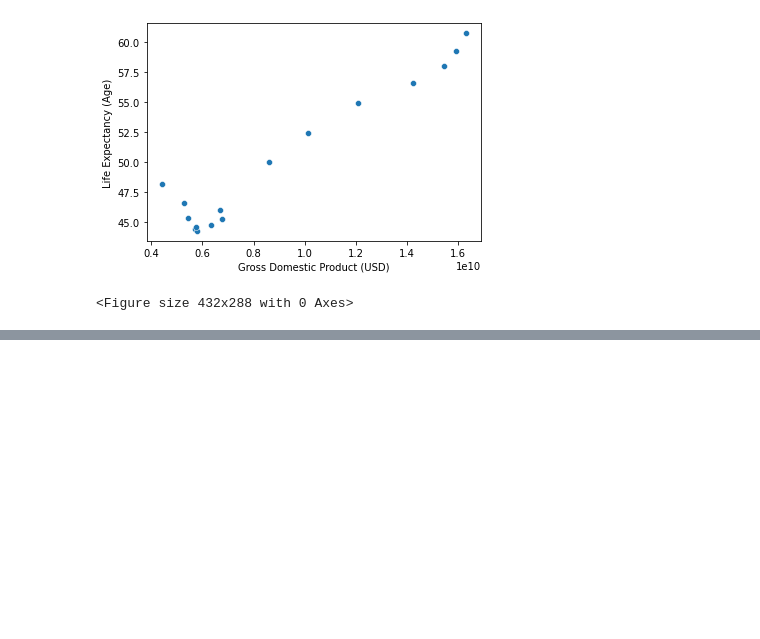
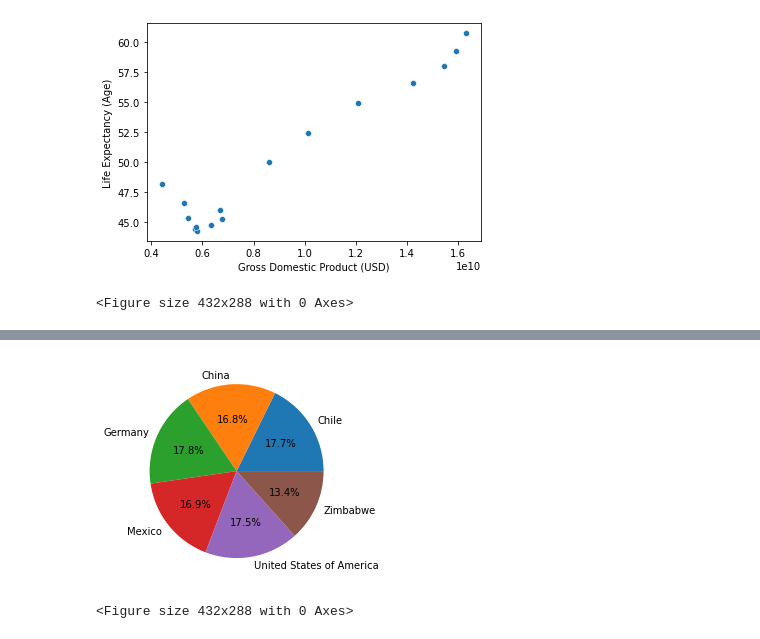
Before and after one commit to Rodrigo-Flores/life-expentancy-codecademy, a Jupyter notebook: life_expectancy_gdp.ipynb, the cells around one changed output, grey strips where cells are left out. Saved outputs shown, nothing was run; the diff lists cells and outputs as text; code cells hidden in the pictures; blank space fills up the shorter version.

```diff
--- a/life_expectancy_gdp.ipynb
+++ b/life_expectancy_gdp.ipynb
@@ -239,0 +278,8 @@ plt.clf()
+# %%
+data_2015 = data[data.year == 2015]
+plt.pie(data_2015.life_expectancy, labels=data_2015.country, autopct="%1.1f%%")
+plt.show()
+plt.clf()
+# %% [output]
+[figure, added]
+<Figure size 432x288 with 0 Axes>
```
Also changed, not shown: parts of 3 cells of this notebook.
